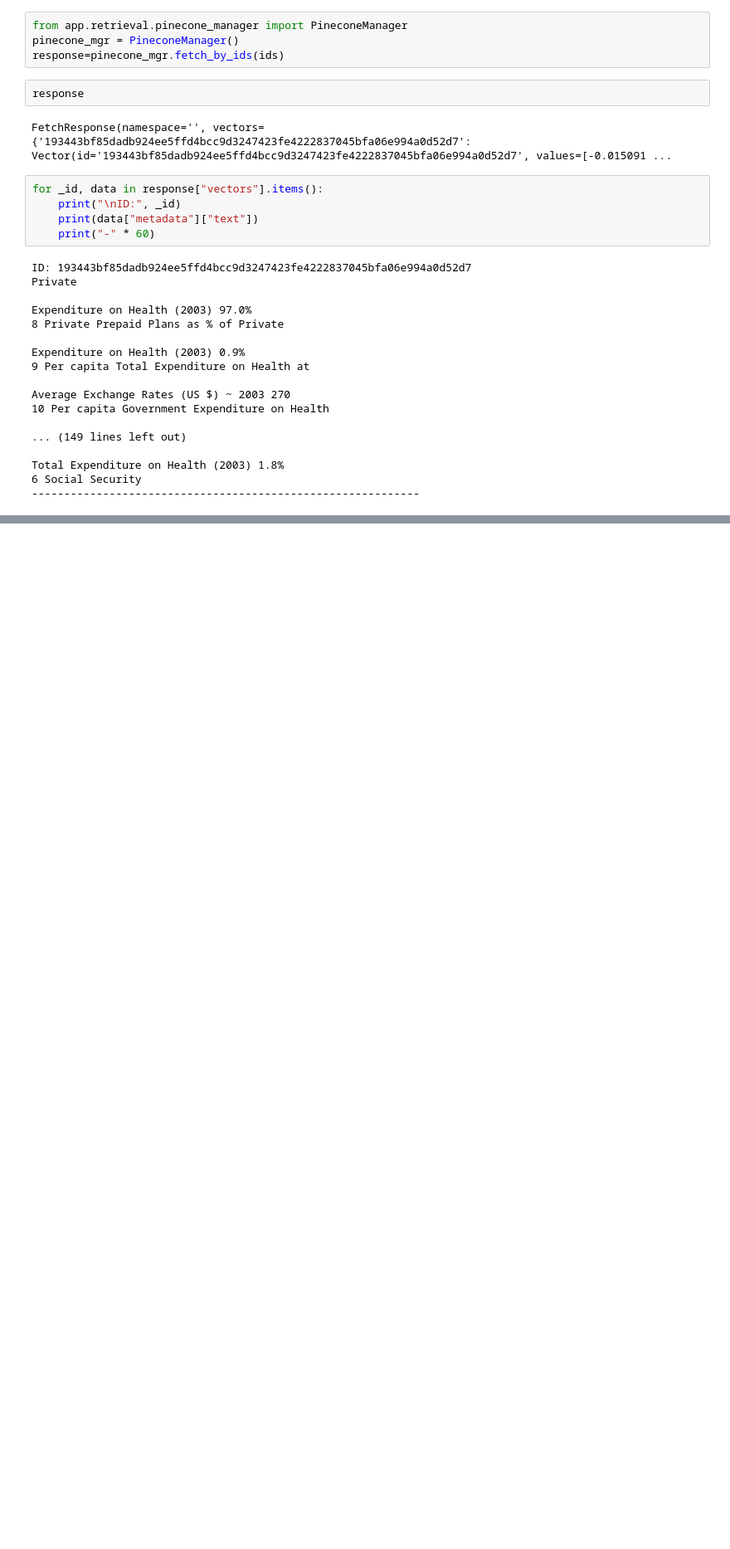
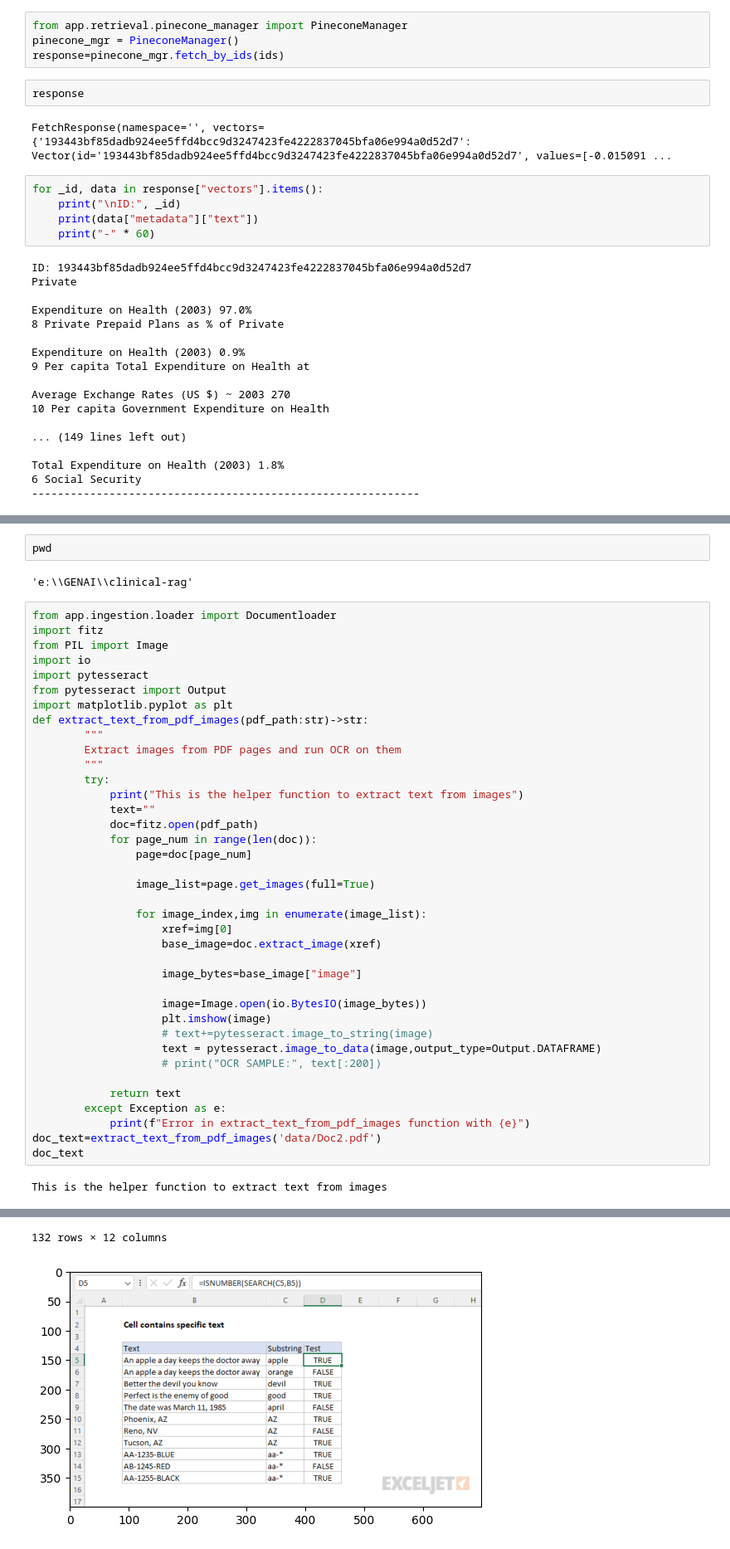
Before and after one commit to santhoshreddybora/RAG, a Jupyter notebook: notebooks/note.ipynb, the cells around one changed output, grey strips where cells are left out. Shown at 83% size. Drawn from its saved outputs; the diff is of its cells as text; blank space fills up the shorter version.

```diff
--- a/notebooks/note.ipynb
+++ b/notebooks/note.ipynb
@@ -434,0 +614,44 @@ Total Expenditure on Health (2003) 1.8%
+# %%
+pwd
+# %% [output]
+'e:\\GENAI\\clinical-rag'
+# %%
+from app.ingestion.loader import Documentloader
+import fitz
+from PIL import Image
+import io
+import pytesseract
+from pytesseract import Output
+import matplotlib.pyplot as plt
+def extract_text_from_pdf_images(pdf_path:str)->str:
+        """
+        Extract images from PDF pages and run OCR on them
+        """
+        try:
+            print("This is the helper function to extract text from images")
+            text=""
+            doc=fitz.open(pdf_path)
+            for page_num in range(len(doc)):
+                page=doc[page_num]
+
+                image_list=page.get_images(full=True)
+
+                for image_index,img in enumerate(image_list):
+                    xref=img[0]
+                    base_image=doc.extract_image(xref)
+
+                    image_bytes=base_image["image"]
+
+                    image=Image.open(io.BytesIO(image_bytes))
+                    plt.imshow(image)
+                    # text+=pytesseract.image_to_string(image)
+                    text = pytesseract.image_to_data(image,output_type=Output.DATAFRAME)
+                    # print("OCR SAMPLE:", text[:200])
+
+            return text
+        except Exception as e:
+            print(f"Error in extract_text_from_pdf_images function with {e}")
+doc_text=extract_text_from_pdf_images('data/Doc2.pdf')
+doc_text
+# %% [output]
+This is the helper function to extract text from images
@@ -434,0 +670,2 @@ Total Expenditure on Health (2003) 1.8%
+132 rows × 12 columns
+[figure, added]
```
Also changed, not shown: parts of 44 cells of this notebook, 13 other files.
